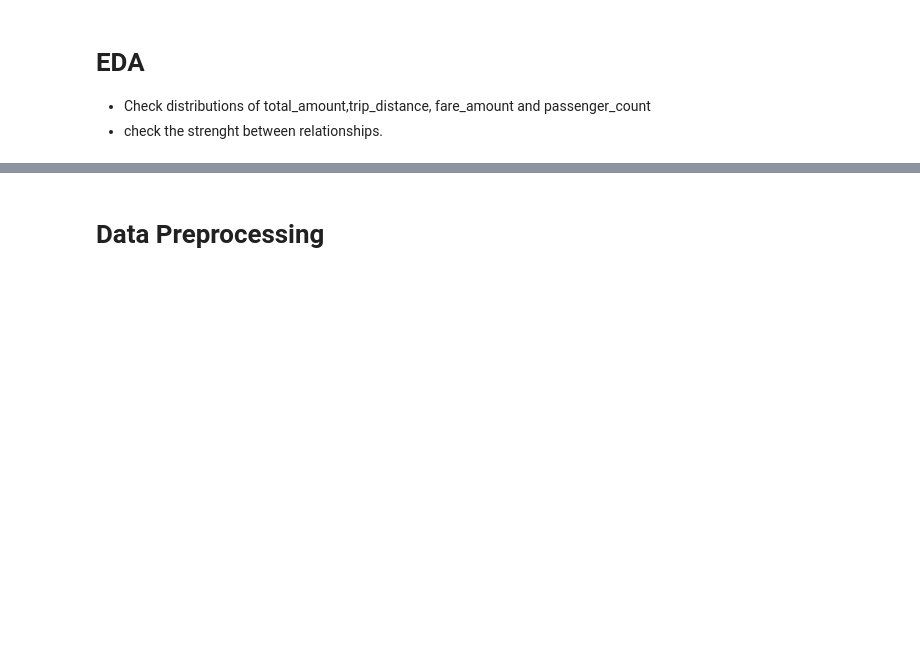
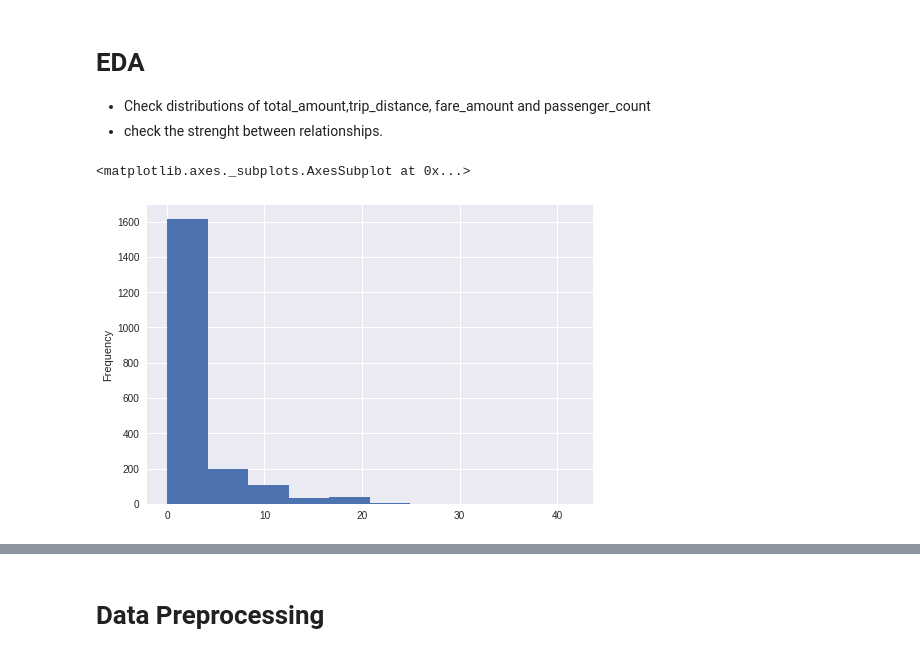
Before and after one commit to AmoDinho/Machine-Learning-Crash-Course-with-TF, a Jupyter notebook: examples/NYC_Taxis.ipynb, the cells around one changed output, grey strips where cells are left out. Drawn from its saved outputs; the diff is of its cells as text; code cells hidden in the pictures; blank space fills up the shorter version.

```diff
--- a/examples/NYC_Taxis.ipynb
+++ b/examples/NYC_Taxis.ipynb
@@ -66,3 +66,9 @@ df_taxi.describe()
 
 *   Check distributions of total_amount,trip_distance, fare_amount and passenger_count
 *   check the strenght between relationships.
+# %%
+#lets plot some histograms
+df_taxi['trip_distance'].plot(kind='hist')
+# %% [output]
+<matplotlib.axes._subplots.AxesSubplot at 0x...>
+[figure, added]
```
Also changed, not shown: parts of 32 cells of this notebook.
